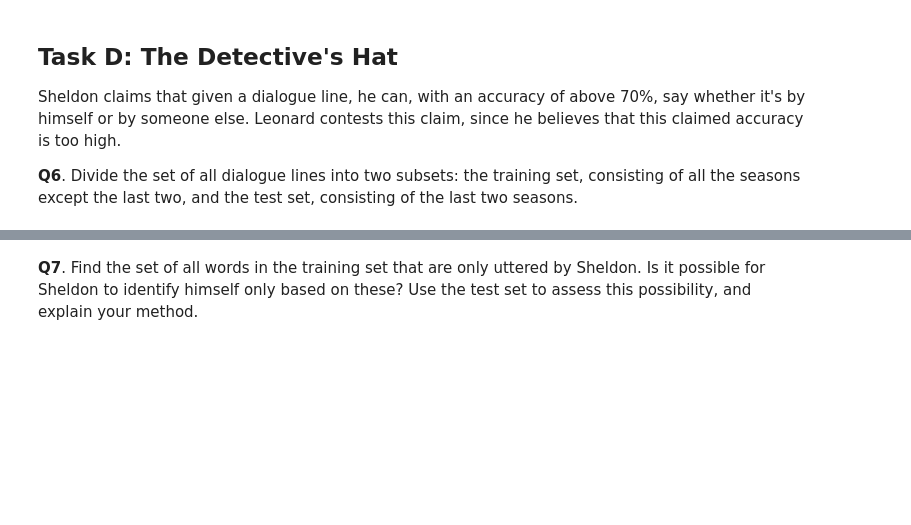
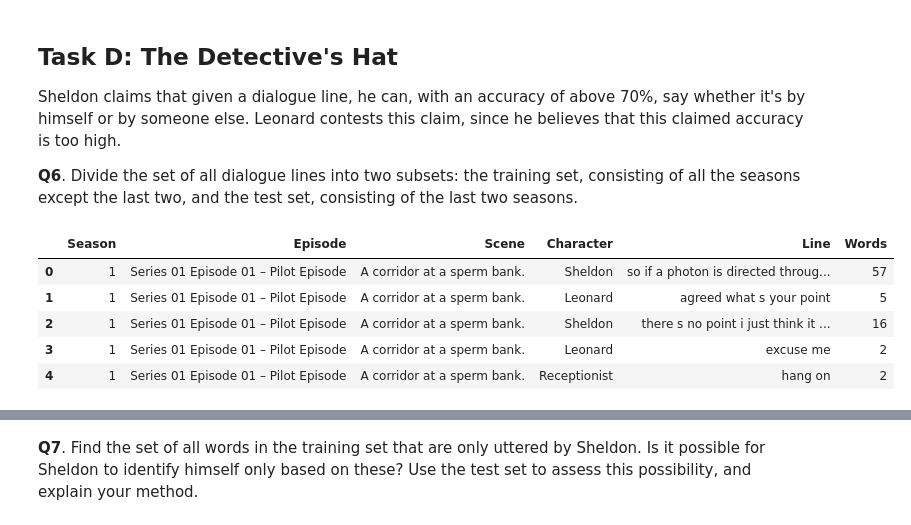
Before and after one commit to Bimo99B9/CS-401-Applied-Data-Analytics-2024, a Jupyter notebook: Exercises/09 - Handing text/Handling_text_exercise_2.ipynb, the cells around one changed output, grey strips where cells are left out. Cells and saved outputs as stored; diff of their text form; code cells hidden in the pictures; blank space fills up the shorter version.

```diff
--- a/Exercises/09 - Handing text/Handling_text_exercise_2.ipynb
+++ b/Exercises/09 - Handing text/Handling_text_exercise_2.ipynb
@@ -49,0 +164,4 @@ Our friends' argument concerns the entire show. We have given you a file in the
+# %%
+lines["Words"] = lines["Line"].apply(lambda x: len(x.split()))
+words_per_char = lines.groupby("Character").sum()["Words"]
+words_per_char[recurrent_chars.index]
@@ -57,0 +196,10 @@ Sheldon claims that given a dialogue line, he can, with an accuracy of above 70%
+# %%
+train_set = lines[lines["Season"] <= lines["Season"].max() - 2]
+train_set.head()
+# %% [output]
+|  | Season | Episode | Scene | Character | Line | Words |
+| 0 | 1 | Series 01 Episode 01 – Pilot Episode | A corridor at a sperm bank. | Sheldon | so if a photon is directed throug... | 57 |
+| 1 | 1 | Series 01 Episode 01 – Pilot Episode | A corridor at a sperm bank. | Leonard | agreed what s your point | 5 |
+| 2 | 1 | Series 01 Episode 01 – Pilot Episode | A corridor at a sperm bank. | Sheldon | there s no point i just think it ... | 16 |
+| 3 | 1 | Series 01 Episode 01 – Pilot Episode | A corridor at a sperm bank. | Leonard | excuse me | 2 |
+| 4 | 1 | Series 01 Episode 01 – Pilot Episode | A corridor at a sperm bank. | Receptionist | hang on | 2 |
```
Also changed, not shown: parts of 22 cells of this notebook, 1 other file.
